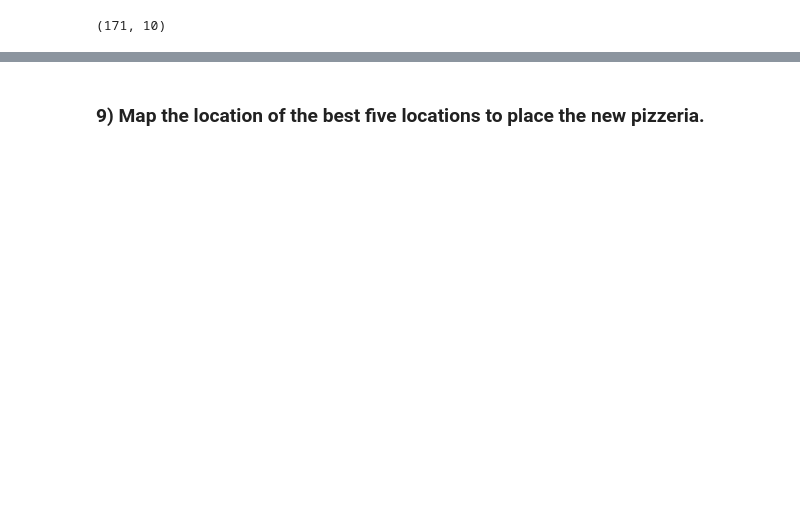
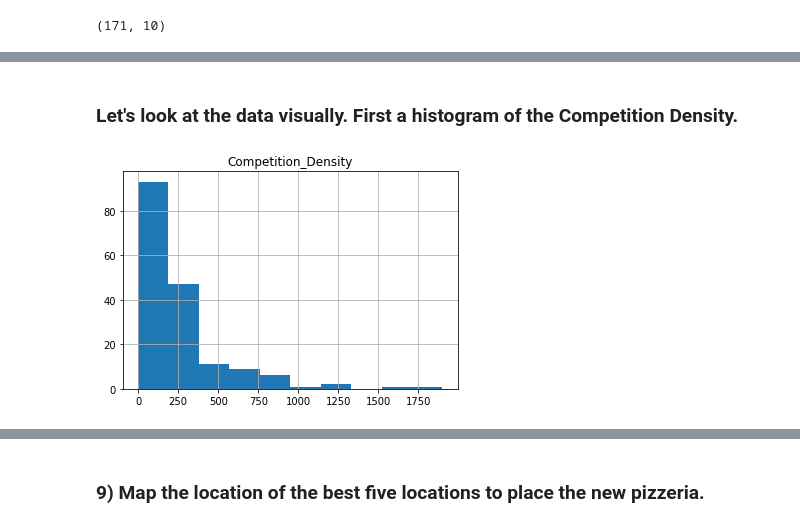
Before and after one commit to MCTrimer/Week_5_Capstone, a Jupyter notebook: Capstone Week 5 Peer Reviewed Project.ipynb, the cells around one changed output, grey strips where cells are left out. Drawn from its saved outputs; the diff is of its cells as text; code cells hidden in the pictures; blank space fills up the shorter version.

```diff
--- a/Capstone Week 5 Peer Reviewed Project.ipynb
+++ b/Capstone Week 5 Peer Reviewed Project.ipynb
@@ -491,3 +504,14 @@ result2.head()
 | 138 | 147 | 3490 | 2.634857 | 1324.550061 | 35.771635 | -78.751730 | Census Tract 535.16 | 37183053516 | ... |
 | 130 | 139 | 4255 | 1.738790 | 2447.104021 | 35.781942 | -78.665827 | Census Tract 511.02 | 37183051102 | ... |
 | 24 | 28 | 4696 | 1.635126 | 2871.949929 | 35.788013 | -78.688316 | Census Tract 511.01 | 37183051101 | ... |
+# %% [markdown]
+### Let's look at the data visually.  First a histogram of the Competition Density.
+# %%
+# Competition Density Histogram
+
+viz = result2[['Competition_Density']]
+viz.hist()
+import matplotlib.pyplot as plt
+plt.show()
+# %% [output]
+[figure, added]
```
Also changed, not shown: parts of 10 cells of this notebook.
